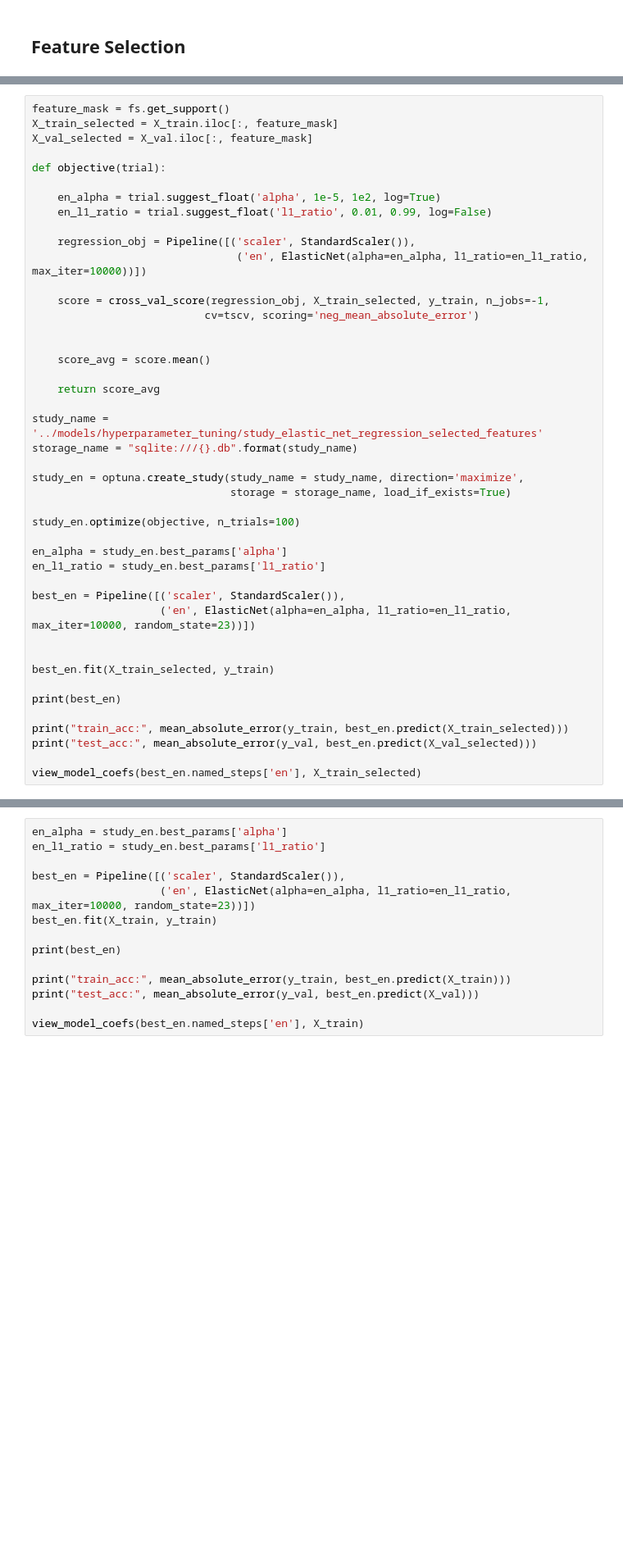
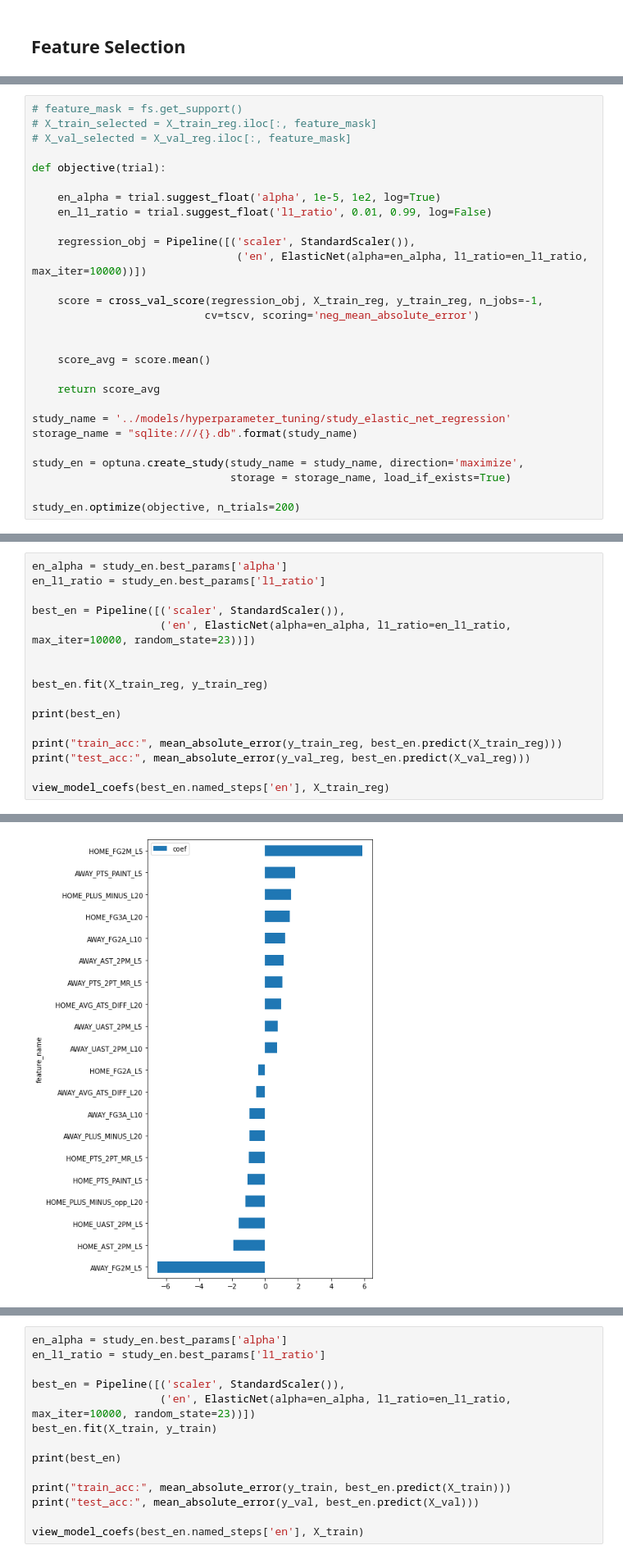
Before and after one commit to jnish23/NBA_Model_V2, a Jupyter notebook: notebooks/predicting_points_scored with_tracking_v2b.ipynb, the cells around one changed output, grey strips where cells are left out. Shown at 82% size. Drawn from its saved outputs; the diff is of its cells as text; blank space fills up the shorter version.

```diff
--- a/notebooks/predicting_points_scored with_tracking_v2b.ipynb
+++ b/notebooks/predicting_points_scored with_tracking_v2b.ipynb
@@ -1484,7 +1477,7 @@ X_selected
 # %%
-feature_mask = fs.get_support()
-X_train_selected = X_train.iloc[:, feature_mask]
-X_val_selected = X_val.iloc[:, feature_mask]
+# feature_mask = fs.get_support()
+# X_train_selected = X_train_reg.iloc[:, feature_mask]
+# X_val_selected = X_val_reg.iloc[:, feature_mask]
 
 def objective(trial):
 
@@ -1494,7 +1487,7 @@ def objective(trial):
     regression_obj = Pipeline([('scaler', StandardScaler()),
                                 ('en', ElasticNet(alpha=en_alpha, l1_ratio=en_l1_ratio, max_iter=10000))])
 
-    score = cross_val_score(regression_obj, X_train_selected, y_train, n_jobs=-1,
+    score = cross_val_score(regression_obj, X_train_reg, y_train_reg, n_jobs=-1,
                            cv=tscv, scoring='neg_mean_absolute_error')
 
 
@@ -1502,27 +1495,11 @@ def objective(trial):
 
     return score_avg
 
-study_name = '../models/hyperparameter_tuning/study_elastic_net_regression_selected_features'
+study_name = '../models/hyperparameter_tuning/study_elastic_net_regression'
 storage_name = "sqlite:///{}.db".format(study_name)
 
 study_en = optuna.create_study(study_name = study_name, direction='maximize',
                                storage = storage_name, load_if_exists=True)
 
-study_en.optimize(objective, n_trials=100)
-
-en_alpha = study_en.best_params['alpha']
-en_l1_ratio = study_en.best_params['l1_ratio']
-
-best_en = Pipeline([('scaler', StandardScaler()),
-                    ('en', ElasticNet(alpha=en_alpha, l1_ratio=en_l1_ratio, max_iter=10000, random_state=23))])
-
-
-best_en.fit(X_train_selected, y_train)
-
-print(best_en)
-
-print("train_acc:", mean_absolute_error(y_train, best_en.predict(X_train_selected)))
-print("test_acc:", mean_absolute_error(y_val, best_en.predict(X_val_selected)))
-
-view_model_coefs(best_en.named_steps['en'], X_train_selected)
+study_en.optimize(objective, n_trials=200)
 # %% [output]
@@ -1566,0 +1523,17 @@ test_acc: 8.113495862607984
+# %%
+en_alpha = study_en.best_params['alpha']
+en_l1_ratio = study_en.best_params['l1_ratio']
+
+best_en = Pipeline([('scaler', StandardScaler()),
+                    ('en', ElasticNet(alpha=en_alpha, l1_ratio=en_l1_ratio, max_iter=10000, random_state=23))])
+
+
+best_en.fit(X_train_reg, y_train_reg)
+
+print(best_en)
+
+print("train_acc:", mean_absolute_error(y_train_reg, best_en.predict(X_train_reg)))
+print("test_acc:", mean_absolute_error(y_val_reg, best_en.predict(X_val_reg)))
+
+view_model_coefs(best_en.named_steps['en'], X_train_reg)
+# %% [output]
@@ -1566,0 +1564 @@ test_acc: 8.113495862607984
+[figure, added]
```
Also changed, not shown: parts of 16 cells of this notebook, 8 other files.
